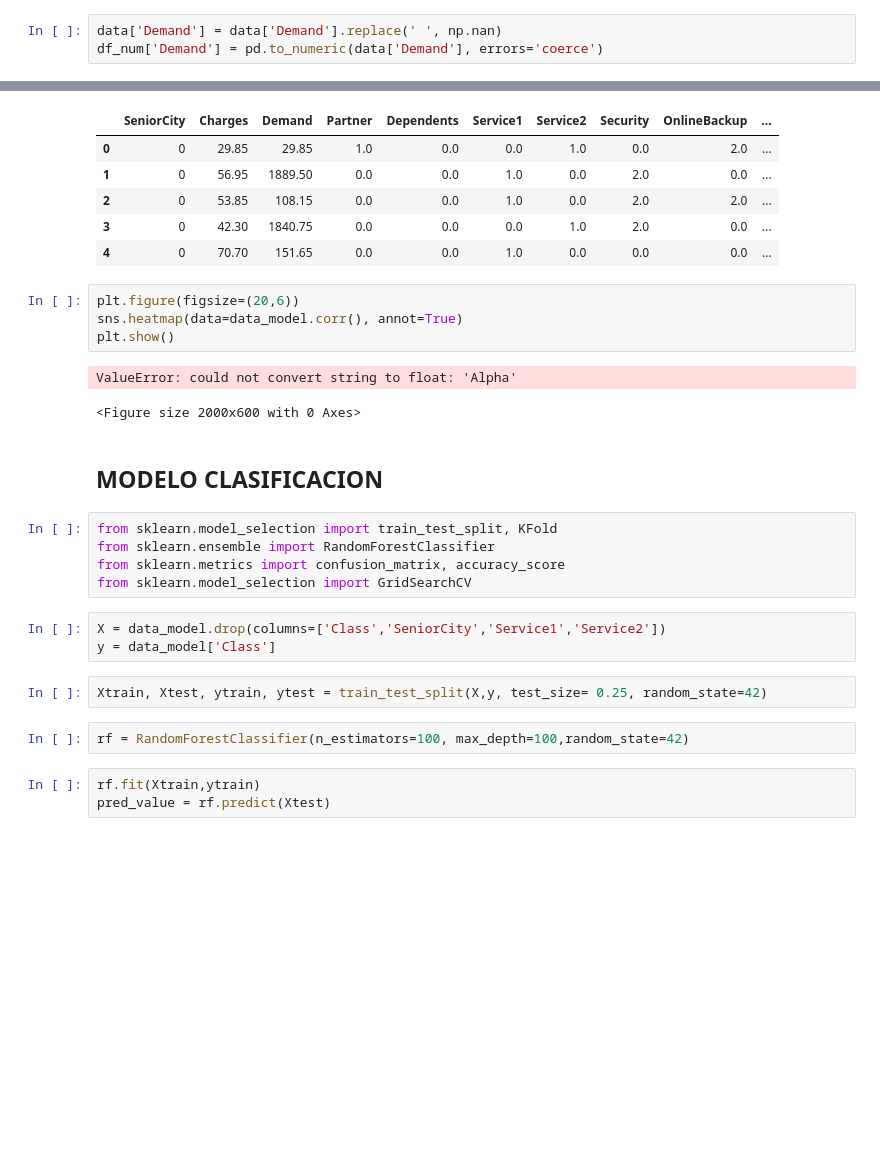
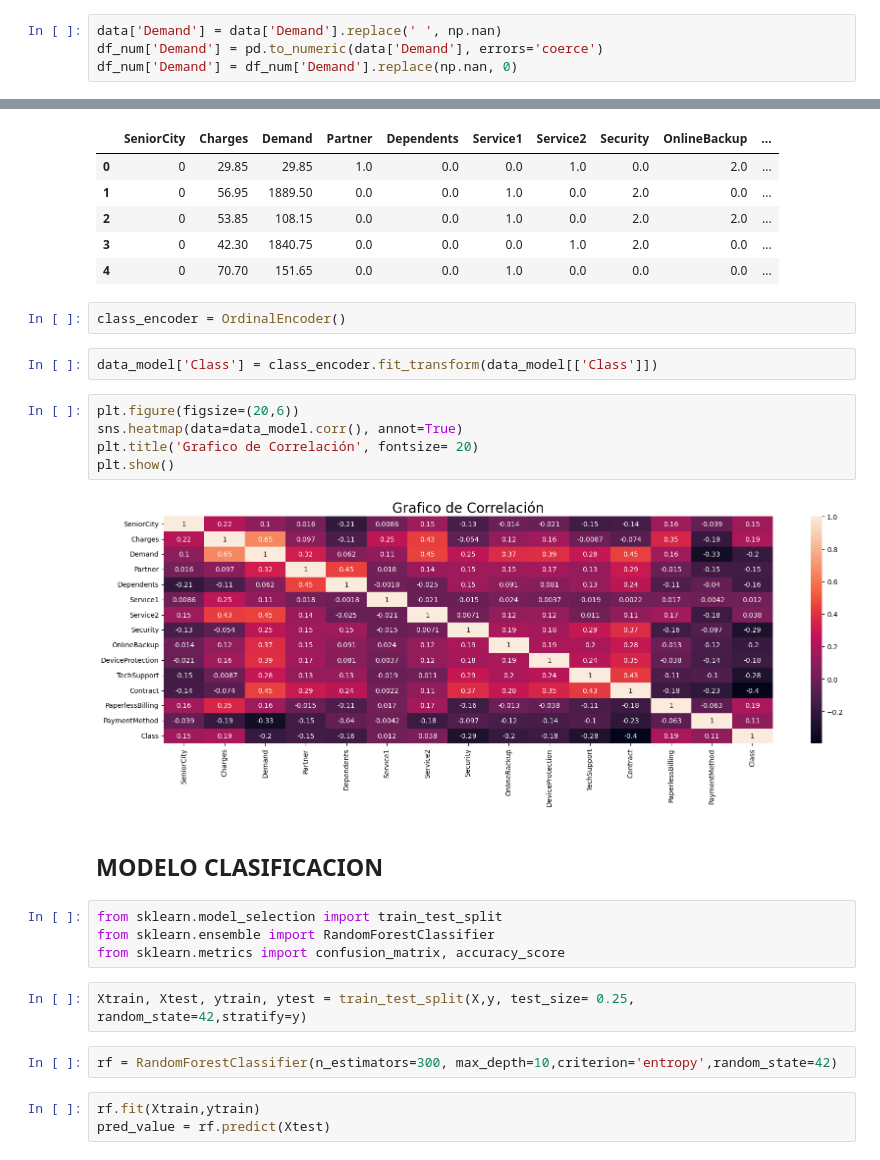
Before and after one commit to DarwinBerrio12/prueba_tecnica_finanzas, a Jupyter notebook: models/model_2.ipynb, the cells around one changed output, grey strips where cells are left out. Saved outputs shown, nothing was run; the diff lists cells and outputs as text; blank space fills up the shorter version.

```diff
--- a/models/model_2.ipynb
+++ b/models/model_2.ipynb
@@ -130,6 +130,7 @@ df_one_hot = pd.DataFrame(df_one_hot, columns=df_obj.columns)
 # %%
 data['Demand'] = data['Demand'].replace(' ', np.nan)
 df_num['Demand'] = pd.to_numeric(data['Demand'], errors='coerce')
+df_num['Demand'] = df_num['Demand'].replace(np.nan, 0)
 # %%
 data_model = pd.concat([df_num,df_one_hot,data['Class']], axis=1)
 data_model.head()
@@ -140,27 +141,27 @@ data_model.head()
 | 2 | 0 | 53.85 | 108.15 | 0.0 | 0.0 | 1.0 | 0.0 | 2.0 | 2.0 | ... |
 | 3 | 0 | 42.30 | 1840.75 | 0.0 | 0.0 | 0.0 | 1.0 | 2.0 | 0.0 | ... |
 | 4 | 0 | 70.70 | 151.65 | 0.0 | 0.0 | 1.0 | 0.0 | 0.0 | 0.0 | ... |
+# %%
+class_encoder = OrdinalEncoder()
+# %%
+data_model['Class'] = class_encoder.fit_transform(data_model[['Class']])
 # %%
 plt.figure(figsize=(20,6))
 sns.heatmap(data=data_model.corr(), annot=True)
+plt.title('Grafico de Correlación', fontsize= 20)
 plt.show()
 # %% [output]
-ValueError: could not convert string to float: 'Alpha'
-<Figure size 2000x600 with 0 Axes>
+[figure, added]
 # %% [markdown]
 ## **MODELO CLASIFICACION**
 # %%
-from sklearn.model_selection import train_test_split, KFold
+from sklearn.model_selection import train_test_split
 from sklearn.ensemble import RandomForestClassifier
 from sklearn.metrics import confusion_matrix, accuracy_score
-from sklearn.model_selection import GridSearchCV
-# %%
-X = data_model.drop(columns=['Class','SeniorCity','Service1','Service2'])
-y = data_model['Class']
 # %%
-Xtrain, Xtest, ytrain, ytest = train_test_split(X,y, test_size= 0.25, random_state=42)
+Xtrain, Xtest, ytrain, ytest = train_test_split(X,y, test_size= 0.25, random_state=42,stratify=y)
 # %%
-rf = RandomForestClassifier(n_estimators=100, max_depth=100,random_state=42)
+rf = RandomForestClassifier(n_estimators=300, max_depth=10,criterion='entropy',random_state=42)
 # %%
 rf.fit(Xtrain,ytrain)
 pred_value = rf.predict(Xtest)
```
Also changed, not shown: parts of 7 cells of this notebook, 4 other files.
